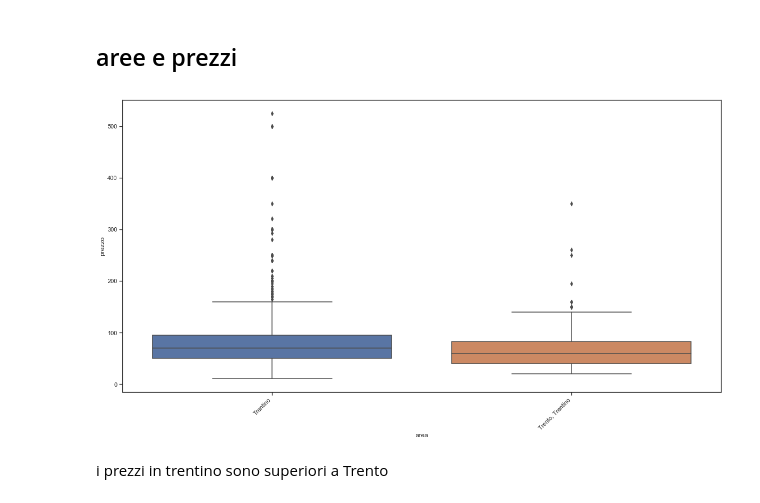
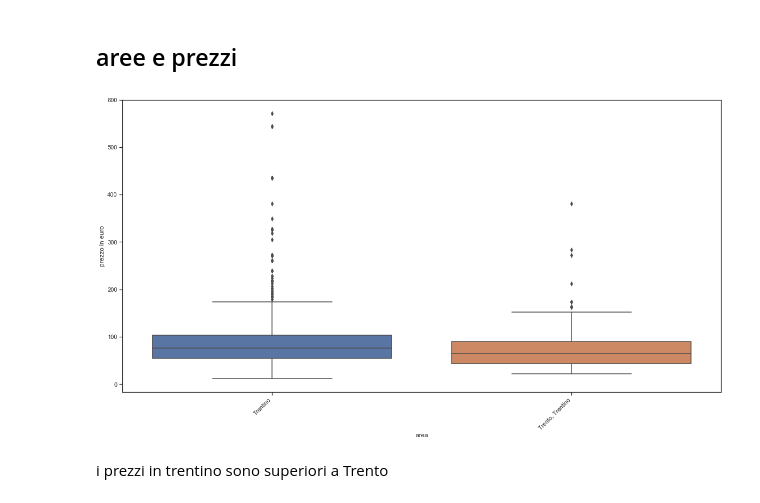
Before and after one commit to napo/airbnb_trentino2015, a Jupyter notebook: alloggi airbnb in trentino - anno 2015.ipynb, the cells around one changed output. Cells and saved outputs as stored; diff of their text form; code cells hidden in the pictures.

```diff
--- a/alloggi airbnb in trentino - anno 2015.ipynb
+++ b/alloggi airbnb in trentino - anno 2015.ipynb
@@ -175,7 +207,7 @@ Come previsto, la maggior parte dei revisori lascia alti punteggi.
 listings['price'] = listings['price'].str.replace(',', '')
 listings['price'] = listings['price'].str.replace('$', '')
 listings['price'] = listings['price'].astype(float)
-
+listings['price'] = (listings['price']*1.0887)
 listings['price'].describe()
 # %% [output]
 count    1847.000000
@@ -265,20 +317,20 @@ plt.show()
 # %%
 
 sort_price = listings.loc[(listings.price <= 600) & (listings.price > 0)]\
                     .groupby('neighbourhood_cleansed')['price']\
                     .median()\
                     .sort_values(ascending=False)\
                     .index
 sns.boxplot(y='price', x='neighbourhood_cleansed', data=listings.loc[(listings.price <= 600) & (listings.price > 0)],
             order=sort_price)
 ax = plt.gca()
 ax.set_xticklabels(ax.get_xticklabels(), rotation=45, ha='right')
 plt.rcParams["figure.figsize"] = [20,10]
-plt.ylabel('prezzo')
+plt.ylabel('prezzo in euro')
 plt.xlabel('area')
 plt.show()
 # %% [output]
-[figure, old version]
+[figure, new version]
 # %% [markdown]
 i prezzi in trentino sono superiori a Trento
 # %% [markdown]
```
Also changed, not shown: parts of 27 cells of this notebook.
